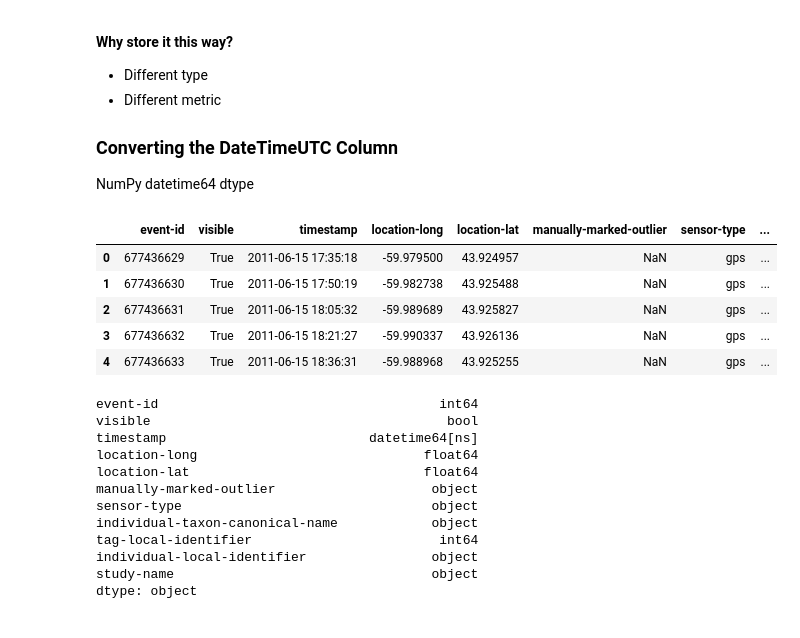
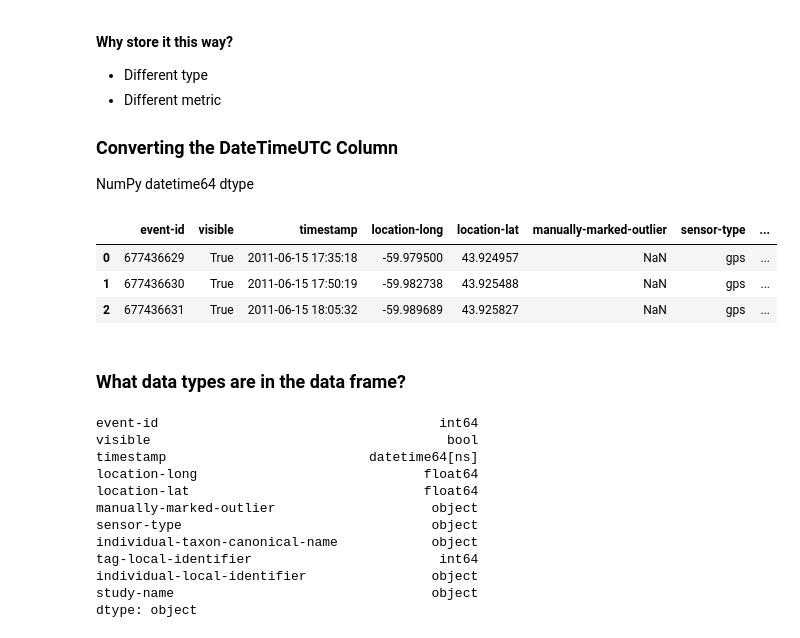
Before and after one commit to nealmcb/Final_Tutorials, a Jupyter notebook: Python_DataAnalysis/pandas.ipynb, the cells around one changed output. Saved outputs shown, nothing was run; the diff lists cells and outputs as text; code cells hidden in the pictures.

```diff
--- a/Python_DataAnalysis/pandas.ipynb
+++ b/Python_DataAnalysis/pandas.ipynb
@@ -95,14 +95,14 @@ NumPy datetime64 dtype
 ?pd.read_csv
 # %%
 df = pd.read_csv("Grey seals (Halichoerus grypus) at Sable Island (data from Baker et al. 2015).csv", parse_dates=[2])
-df.head(5)
+df.head(3)
 # %% [output]
 |  | event-id | visible | timestamp | location-long | location-lat | manually-marked-outlier | sensor-type | ... |
 | 0 | 677436629 | True | 2011-06-15 17:35:18 | -59.979500 | 43.924957 | NaN | gps | ... |
 | 1 | 677436630 | True | 2011-06-15 17:50:19 | -59.982738 | 43.925488 | NaN | gps | ... |
 | 2 | 677436631 | True | 2011-06-15 18:05:32 | -59.989689 | 43.925827 | NaN | gps | ... |
-| 3 | 677436632 | True | 2011-06-15 18:21:27 | -59.990337 | 43.926136 | NaN | gps | ... |
-| 4 | 677436633 | True | 2011-06-15 18:36:31 | -59.988968 | 43.925255 | NaN | gps | ... |
+# %% [markdown]
+### What data types are in the data frame?
 # %%
 df.dtypes
 # %% [output]
```
Also changed, not shown: parts of 36 cells of this notebook, 1 other file.
